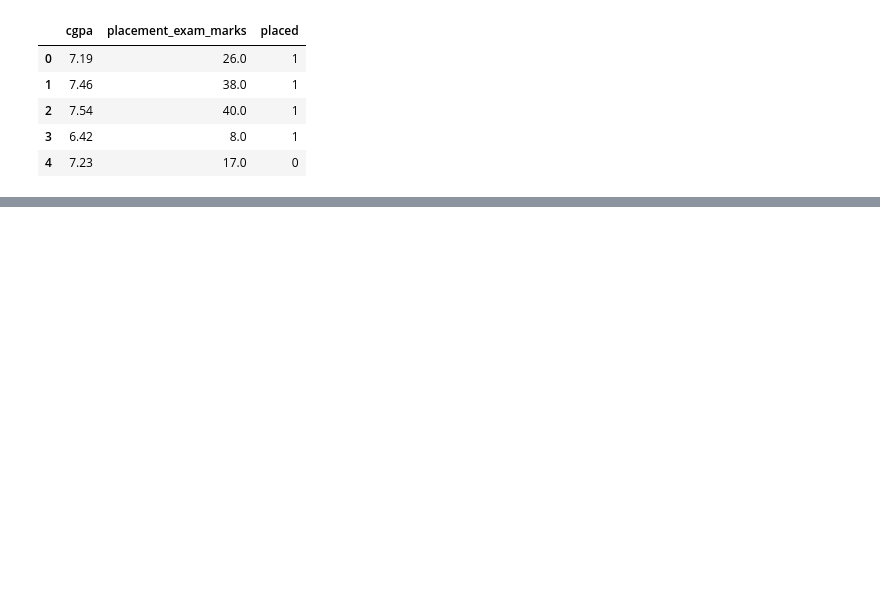
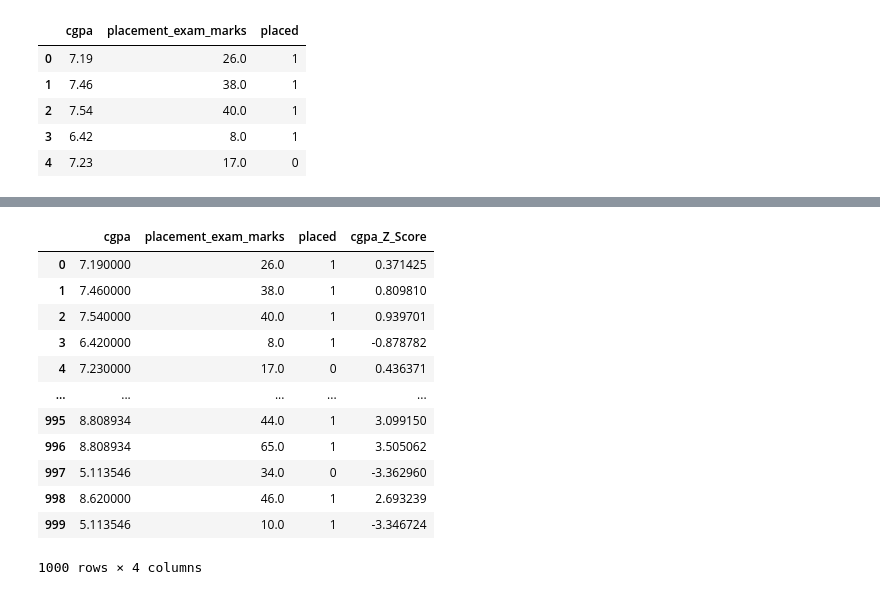
Before and after one commit to adii1-ai/Data-Science, a Jupyter notebook: Machine Learning/Feature_Engineering/Z_Score_Detection_Removal.ipynb, the cells around one changed output, grey strips where cells are left out. Cells and saved outputs as stored; diff of their text form; code cells hidden in the pictures; blank space fills up the shorter version.

```diff
--- a/Machine Learning/Feature_Engineering/Z_Score_Detection_Removal.ipynb
+++ b/Machine Learning/Feature_Engineering/Z_Score_Detection_Removal.ipynb
@@ -16,0 +150,3 @@ df.head()
+# %%
+upper_limit = df['cgpa'].mean() + 3 * df['cgpa'].std()
+lower_limit = df['cgpa'].mean() - 3 * df['cgpa'].std()
@@ -16,0 +161,26 @@ df.head()
+# %%
+df['cgpa'] = np.where(
+    df['cgpa'] > upper_limit,
+    upper_limit,
+    np.where(
+        df['cgpa'] < lower_limit,
+        lower_limit,
+        df['cgpa']
+    )
+)
+# %%
+df
+# %% [output]
+|  | cgpa | placement_exam_marks | placed | cgpa_Z_Score |
+| 0 | 7.190000 | 26.0 | 1 | 0.371425 |
+| 1 | 7.460000 | 38.0 | 1 | 0.809810 |
+| 2 | 7.540000 | 40.0 | 1 | 0.939701 |
+| 3 | 6.420000 | 8.0 | 1 | -0.878782 |
+| 4 | 7.230000 | 17.0 | 0 | 0.436371 |
+| ... | ... | ... | ... | ... |
+| 995 | 8.808934 | 44.0 | 1 | 3.099150 |
+| 996 | 8.808934 | 65.0 | 1 | 3.505062 |
+| 997 | 5.113546 | 34.0 | 0 | -3.362960 |
+| 998 | 8.620000 | 46.0 | 1 | 2.693239 |
+| 999 | 5.113546 | 10.0 | 1 | -3.346724 |
+1000 rows × 4 columns
```
Also changed, not shown: parts of 22 cells of this notebook.
